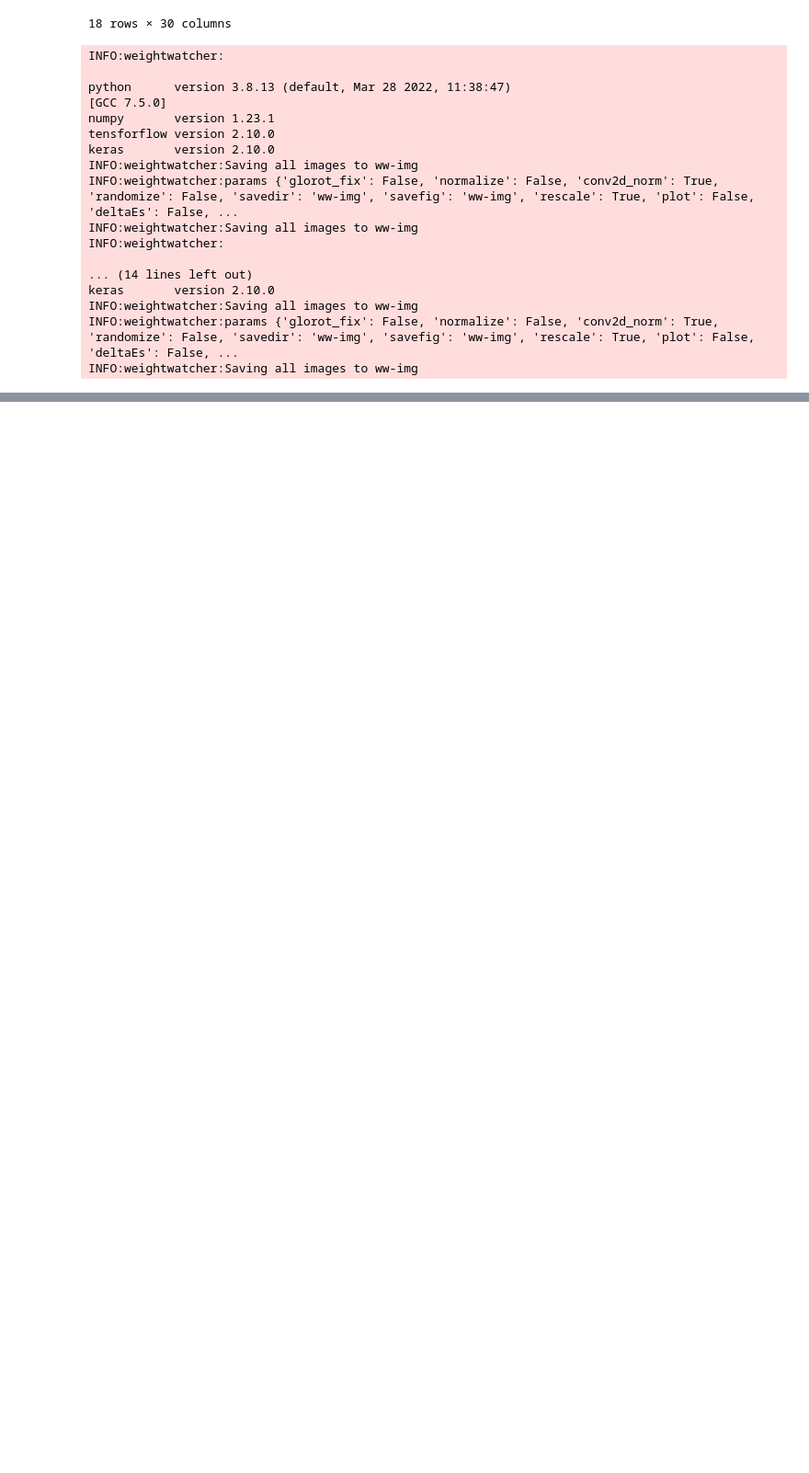
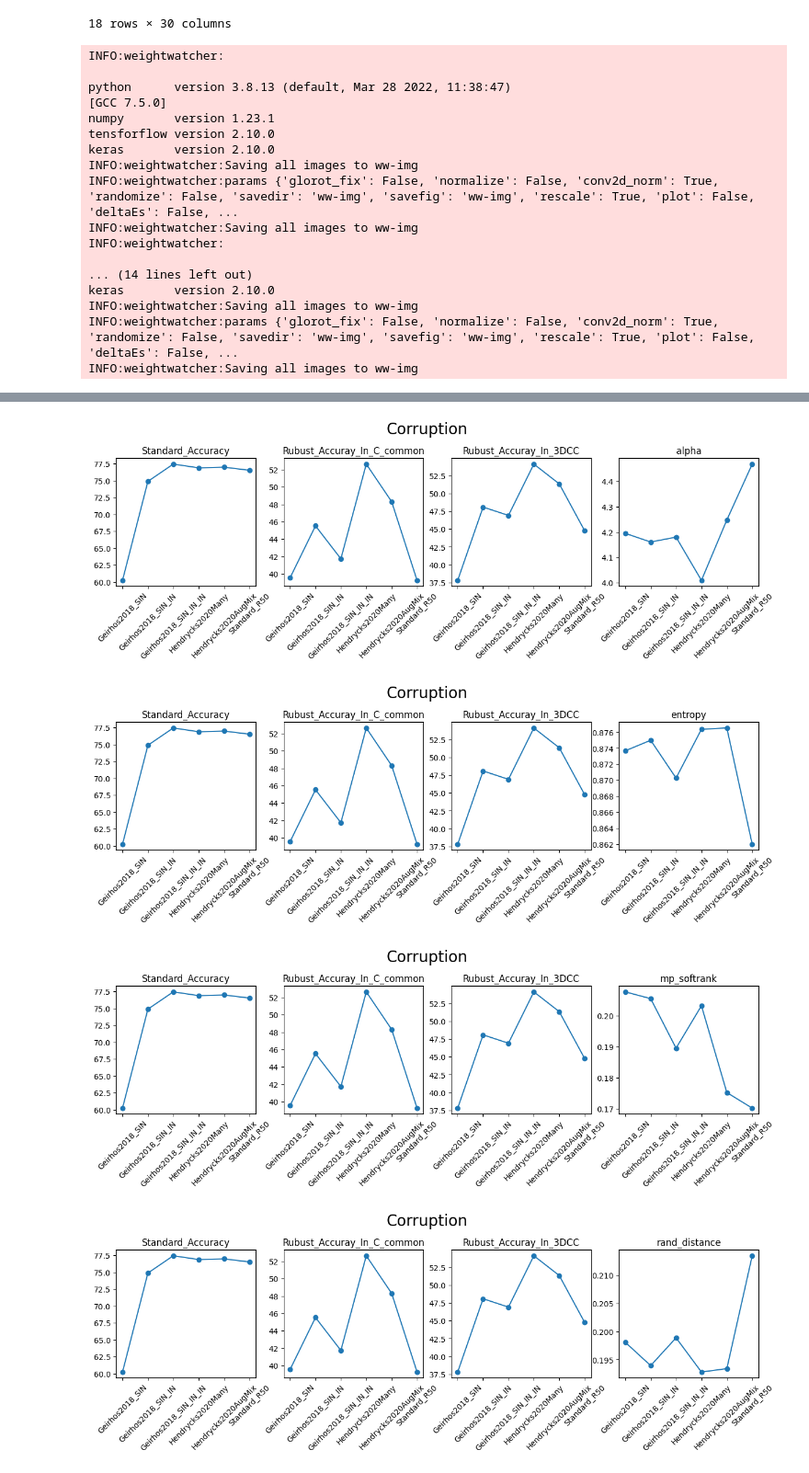
Before and after one commit to YukunZheng2445/robustbench, a Jupyter notebook: WeightWatcher_RobustBenchmark.ipynb, the cells around one changed output, grey strips where cells are left out. Shown at 92% size. Saved outputs shown, nothing was run; the diff lists cells and outputs as text; code cells hidden in the pictures; blank space fills up the shorter version.

```diff
--- a/WeightWatcher_RobustBenchmark.ipynb
+++ b/WeightWatcher_RobustBenchmark.ipynb
@@ -113,0 +151,31 @@ Rubust Accuray_In_3DCC_common_corruptions=[37.80,48.09,46.92,54.13,51.35,44.77]
+# %%
+metrics_dict = defaultdict(list)
+for metric in ['alpha', 'entropy', 'mp_softrank', 'rand_distance', 'D', 'stable_rank']:
+    for linf_name in corruptions:
+        dataframe = pd.read_csv(f"ww_metrics/corruptions/{linf_name}.csv")
+        metrics_dict[metric].append(dataframe[metric].mean())
+
+    plt.figure(figsize=(15, 3))
+    plt.suptitle('Corruption', y=1.1, fontsize=20)
+    plt.subplot(1, 4, 1)
+    plt.plot(range(len(corruptions )), Standard_Accuracy_common_corruptions, marker='o')
+    plt.title('Standard_Accuracy')
+    plt.xticks(range(len(corruptions )), corruptions , rotation=45)
+    plt.subplot(1, 4, 2)
+    plt.plot(range(len(corruptions )), Rubust_Accuray_In_C_common_corruptions, marker='o')
+    plt.title('Rubust_Accuray_In_C_common')
+    plt.xticks(range(len(corruptions)), corruptions , rotation=45)
+    plt.subplot(1, 4, 3)
+    plt.plot(range(len(corruptions )), Rubust_Accuray_In_3DCC_common_corruptions, marker='o')
+    plt.title('Rubust_Accuray_In_3DCC')
+    plt.xticks(range(len(corruptions)), corruptions , rotation=45)
+    plt.subplot(1, 4, 4)
+    plt.title(f'{metric}')
+    plt.plot(range(len(corruptions)), metrics_dict[metric], marker='o')
+    plt.xticks(range(len(corruptions)), corruptions, rotation=45)
+    plt.plot()
+# %% [output]
+[figure, added]
+[figure, added]
+[figure, added]
+[figure, added]
```
Also changed, not shown: parts of 8 cells of this notebook, 1 other file.
